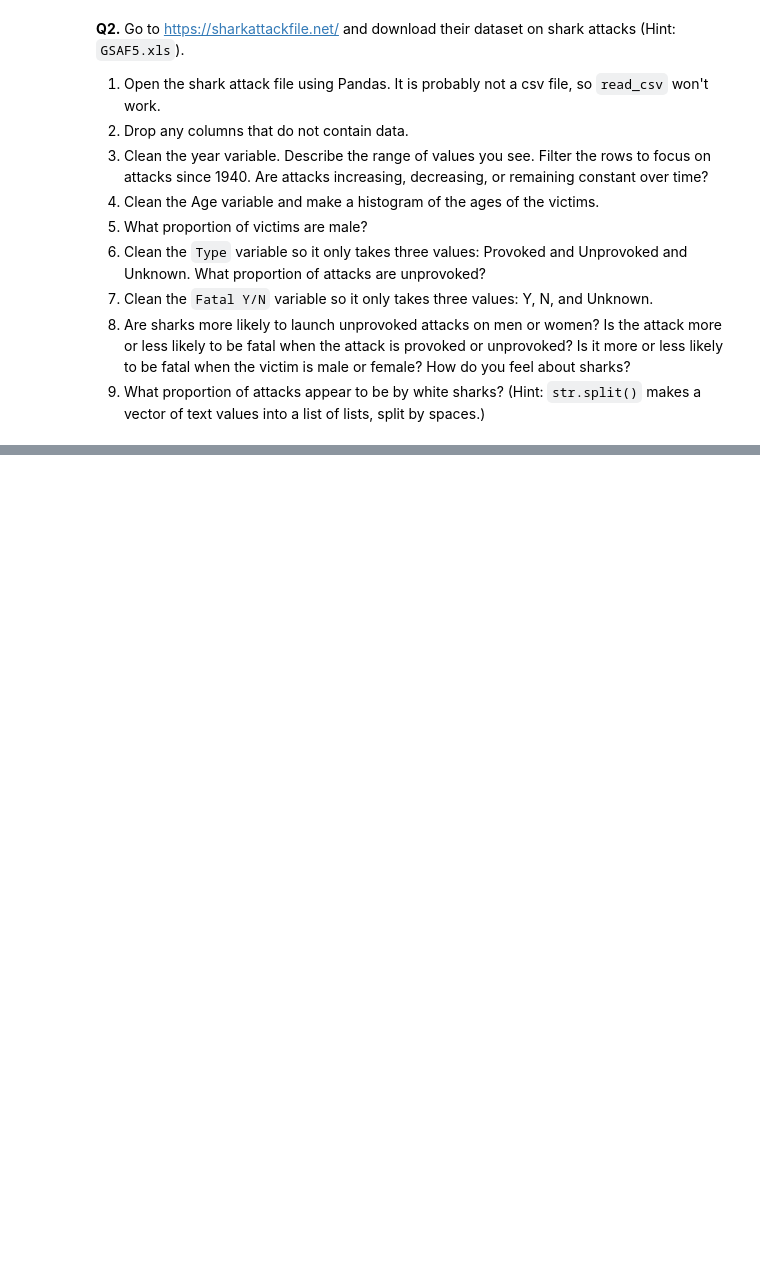
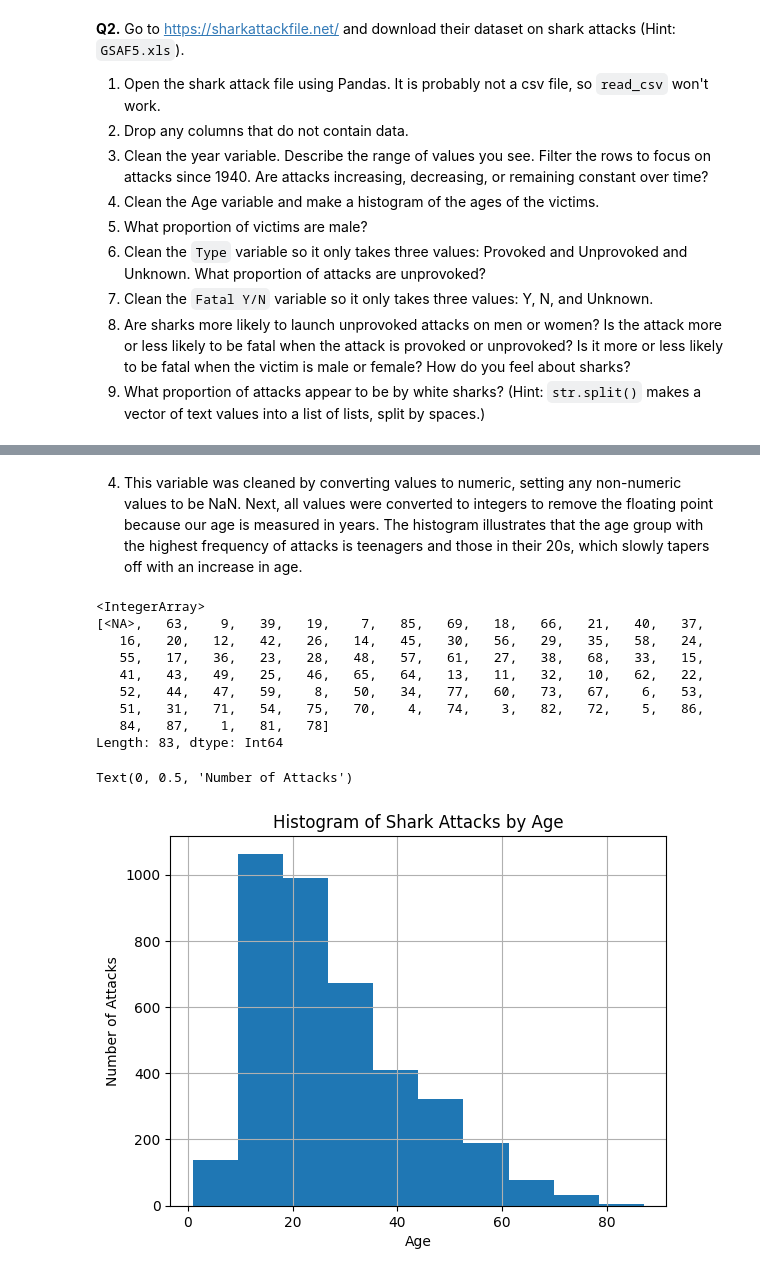
Before and after one commit to Jonuhthan/wrangling_assignment, a Jupyter notebook: assignment.ipynb, the cells around one changed output, grey strips where cells are left out. Cells and saved outputs as stored; diff of their text form; code cells hidden in the pictures; blank space fills up the shorter version.

```diff
--- a/assignment.ipynb
+++ b/assignment.ipynb
@@ -46,3 +147,9 @@ airbnb_data["Cleaned_price"].isna().sum()
 7. Clean the `Fatal Y/N` variable so it only takes three values: Y, N, and Unknown.
 8. Are sharks more likely to launch unprovoked attacks on men or women? Is the attack more or less likely to be fatal when the attack is provoked or unprovoked? Is it more or less likely to be fatal when the victim is male or female? How do you feel about sharks?
 9. What proportion of attacks appear to be by white sharks? (Hint: `str.split()` makes a vector of text values into a list of lists, split by spaces.)
+# %%
+# 1. Open file
+df_shark = pd.read_excel("./data/GSAF5.xls")
+
+# 2. Drop columns that are completely empty (every value for a variable is NaN)
+df_shark = df_shark.dropna(axis=1, how="all")
@@ -48,0 +158,18 @@ airbnb_data["Cleaned_price"].isna().sum()
+# %%
+print(df_shark["Year"].unique(), "\n")
+
+# Replace values that cannot be converted to numeric to NaN
+df_shark["Cleaned_Year"] = pd.to_numeric(df_shark["Year"], errors="coerce")
+
+# Convert to integer
+df_shark["Cleaned_Year"] = df_shark["Cleaned_Year"].astype("Int64")
+
+filter = ((df_shark["Cleaned_Year"] >= 1940) & (df_shark["Cleaned_Year"] <= 2025))
+df_shark_recent = df_shark[filter]
+
+# Only contains attacks since 1940
+df_shark_recent["Cleaned_Year"].unique()
+
+# Sort output by index/year
+# .to_string to get full output
+print(df_shark_recent["Cleaned_Year"].value_counts().sort_index().to_string())
@@ -48,0 +194,28 @@ airbnb_data["Cleaned_price"].isna().sum()
+# %% [markdown]
+4. This variable was cleaned by converting values to numeric, setting any non-numeric values to be NaN. Next, all values were converted to integers to remove the floating point because our age is measured in years. The histogram illustrates that the age group with the highest frequency of attacks is teenagers and those in their 20s, which slowly tapers off with an increase in age.
+# %%
+# Mixed text and characters with integers
+df_shark["Age"].unique()
+
+df_shark["Cleaned_Age"] = pd.to_numeric(df_shark["Age"], errors="coerce")
+df_shark["Cleaned_Age"] = df_shark["Cleaned_Age"].astype("Int64")
+
+# Now values are all integers or NaN
+print(df_shark["Cleaned_Age"].unique(), "\n")
+
+df_shark["Cleaned_Age"].hist(bins = 10)
+plt.title("Histogram of Shark Attacks by Age")
+plt.xlabel("Age")
+plt.ylabel("Number of Attacks")
+# %% [output]
+<IntegerArray>
+[<NA>,   63,    9,   39,   19,    7,   85,   69,   18,   66,   21,   40,   37,
+   16,   20,   12,   42,   26,   14,   45,   30,   56,   29,   35,   58,   24,
+   55,   17,   36,   23,   28,   48,   57,   61,   27,   38,   68,   33,   15,
+   41,   43,   49,   25,   46,   65,   64,   13,   11,   32,   10,   62,   22,
+   52,   44,   47,   59,    8,   50,   34,   77,   60,   73,   67,    6,   53,
+   51,   31,   71,   54,   75,   70,    4,   74,    3,   82,   72,    5,   86,
+   84,   87,    1,   81,   78]
+Length: 83, dtype: Int64
+Text(0, 0.5, 'Number of Attacks')
+[figure, added]
```
Also changed, not shown: parts of 19 cells of this notebook, 1 other file.
